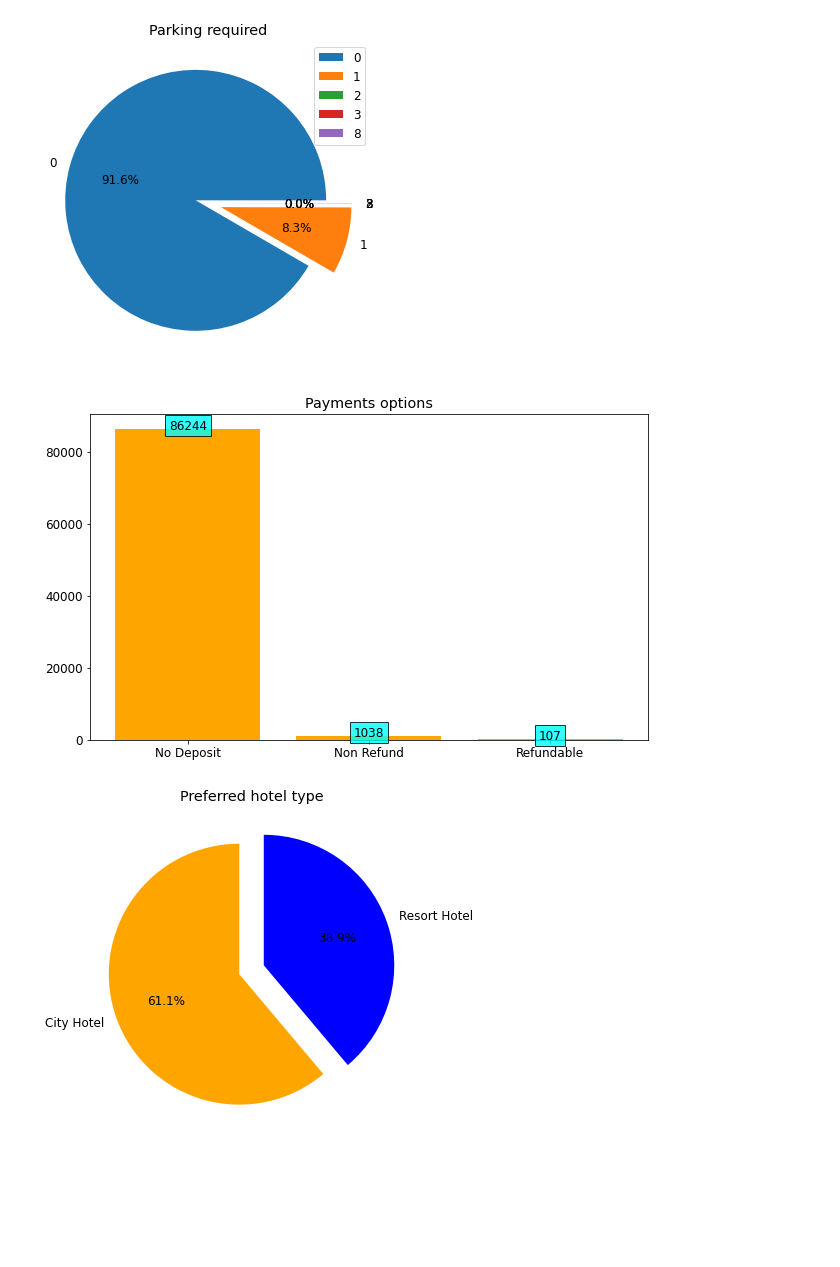
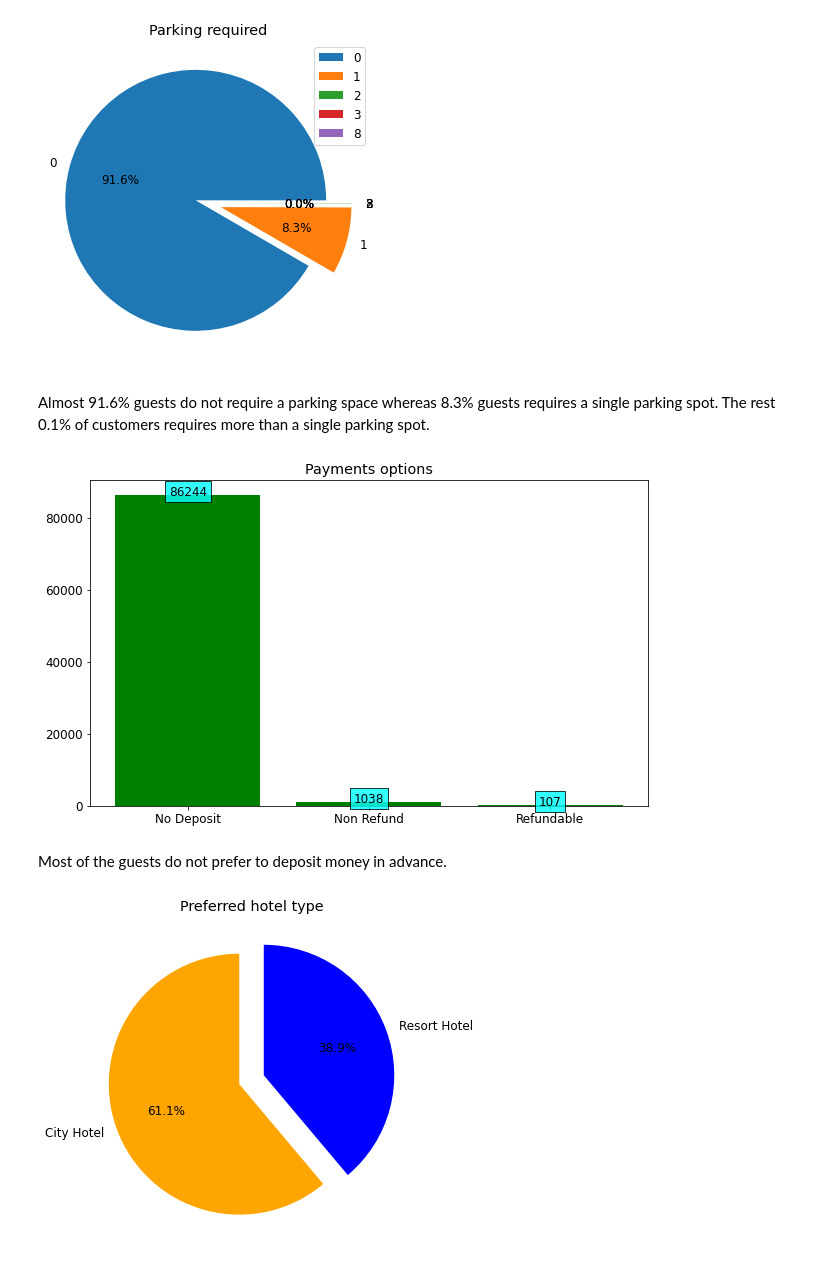
Before and after one commit to jatinsharma16/Capstone-Project-EDA, a Jupyter notebook: Hotel_Booking_Analysis_Capstone_Project.ipynb, the cells around one changed output. Cells and saved outputs as stored; diff of their text form; code cells hidden in the pictures; blank space fills up the shorter version.

```diff
--- a/Hotel_Booking_Analysis_Capstone_Project.ipynb
+++ b/Hotel_Booking_Analysis_Capstone_Project.ipynb
@@ -298,16 +351,20 @@ plt.title('Parking required')
 plt.show()
 # %% [output]
 [figure]
+# %% [markdown]
+Almost 91.6% guests do not require a parking space whereas 8.3% guests requires a single parking spot. The rest 0.1% of customers requires more than a single parking spot.
 # %%
 plt.figure(figsize = (10,6))
 df_deposit = df.groupby('deposit_type')['deposit_type'].count().reset_index(name = 'count')
-plt.bar(x = df_deposit['deposit_type'], height = df_deposit['count'], color = 'orange')
+plt.bar(x = df_deposit['deposit_type'], height = df_deposit['count'], color = 'green')
 plt.title('Payments options')
 for i in range(len(df_deposit['deposit_type'])):
   plt.text(i, df_deposit['count'][i], df_deposit['count'][i], ha = 'center', bbox = dict(facecolor = 'cyan', alpha=0.8))
 plt.show()
 # %% [output]
-[figure, old version]
+[figure, new version]
+# %% [markdown]
+Most of the guests do not prefer to deposit money in advance.
 # %%
 plt.figure(figsize=(10,6))
 df_hotel = df.groupby('hotel')['hotel'].count().reset_index(name = 'count')
```
Also changed, not shown: parts of 39 cells of this notebook.
